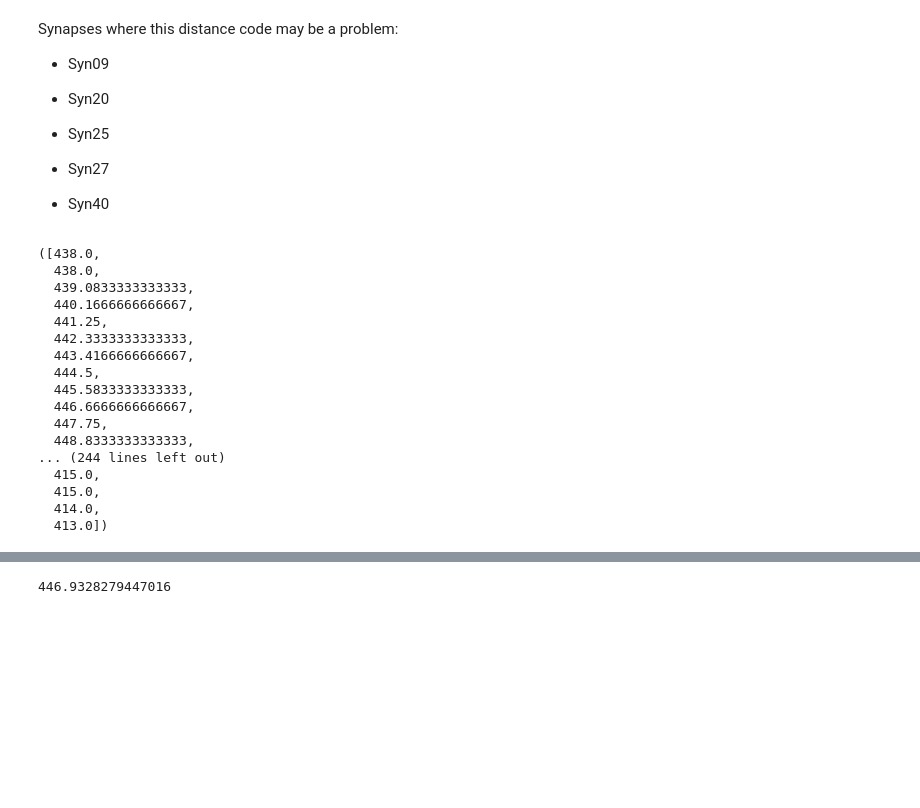
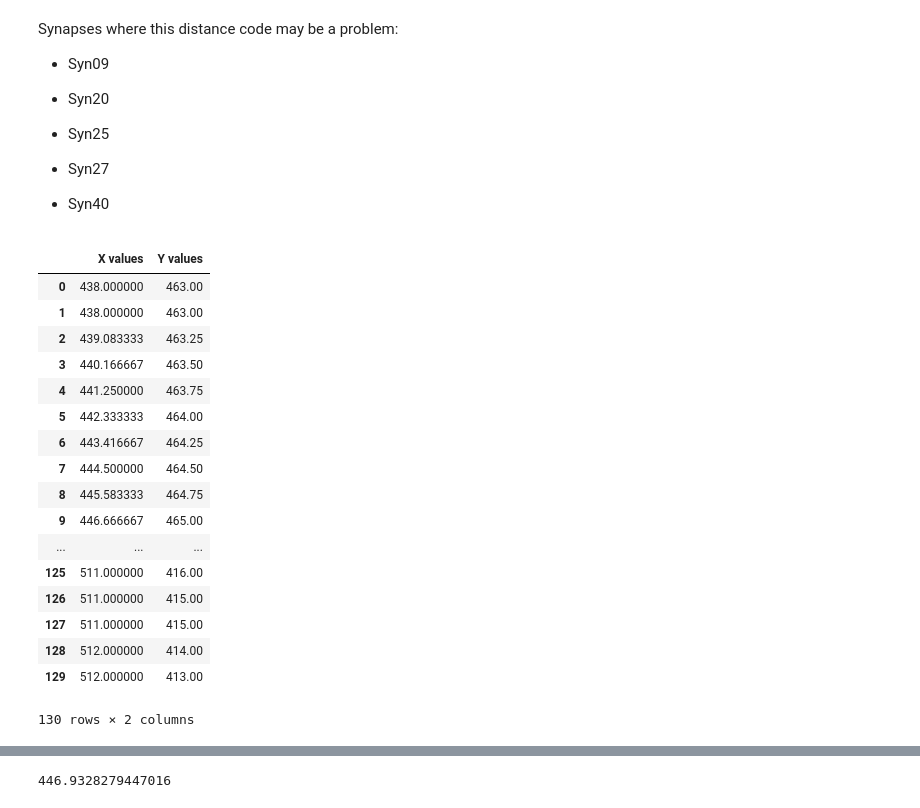
Before and after one commit to audreytmedeiros/Morgan-Lab, a Jupyter notebook: SVDistributiontest.ipynb, the cells around one changed output, grey strips where cells are left out. Saved outputs shown, nothing was run; the diff lists cells and outputs as text; code cells hidden in the pictures; blank space fills up the shorter version.

```diff
--- a/SVDistributiontest.ipynb
+++ b/SVDistributiontest.ipynb
@@ -32,40 +33,48 @@ sns.set()
 # %%
 #Code to turn AZ line into X,Y coordinates
 img_conversion = 0.27 #px/nm
 df = np.round(pd.read_table('Syn82testaz.txt', header=None) * img_conversion)
 df.head()
 df_diff = df.diff()
-df_ed = np.sqrt(df_diff.iloc[:,0]**2 +df_diff.iloc[:,1]**2) #Euclidean distance
+df_ed = np.sqrt(df_diff.iloc[:,0]**2 +df_diff.iloc[:,1]**2) #Finding Euclidean distance
+        #This code will only give you some pixel X,Y coordinates
 
 x_fin, y_fin = [], []
+#You must get the distances of all X,Y coordinates on that line.
+#If the distance between 2 pixel points (above) is more than 1, fill in the blanks by 1
 for i in range(len(df)):
     x, y = df.iloc[i,:]
     x_fin.append(x)
     y_fin.append(y)
     if i == len(df) - 1:
         continue
     if df_ed.iloc[i+1] < 1.1:
         continue
     x_fin += list(np.linspace(x, df.iloc[i+1,0], int(df_ed[i+1])))
     y_fin += list(np.linspace(y, df.iloc[i+1,1], int(df_ed[i+1])))
+L = np.array([x_fin,y_fin]).T
 
-x_fin, y_fin
-#Code to get SV X,Y Coordinates
+#If you want to make sure it worked and see all of your X,Y values of your line now
+Ltabletest = {'X values':x_fin, 'Y values':y_fin}
+Ltable_pd = pd.DataFrame(Ltabletest)
+Ltable_pd
+    #Notice now none of the values are more than 1px apart
 # %% [output]
+|  | X values | Y values |
+| 0 | 438.000000 | 463.00 |
+| 1 | 438.000000 | 463.00 |
+| 2 | 439.083333 | 463.25 |
+| 3 | 440.166667 | 463.50 |
+| 4 | 441.250000 | 463.75 |
+| 5 | 442.333333 | 464.00 |
+| 6 | 443.416667 | 464.25 |
+| 7 | 444.500000 | 464.50 |
+| 8 | 445.583333 | 464.75 |
+| 9 | 446.666667 | 465.00 |
+| ... | ... | ... |
+| 125 | 511.000000 | 416.00 |
+| 126 | 511.000000 | 415.00 |
+| 127 | 511.000000 | 415.00 |
+| 128 | 512.000000 | 414.00 |
+| 129 | 512.000000 | 413.00 |
-([438.0,
-  438.0,
-  439.0833333333333,
-  440.1666666666667,
-  441.25,
-  442.3333333333333,
-  443.4166666666667,
-  444.5,
-  445.5833333333333,
-  446.6666666666667,
-  447.75,
-  448.8333333333333,
-... (244 lines left out)
-  415.0,
-  415.0,
-  414.0,
-  413.0])
+130 rows × 2 columns
```
Also changed, not shown: parts of 2 cells of this notebook.
